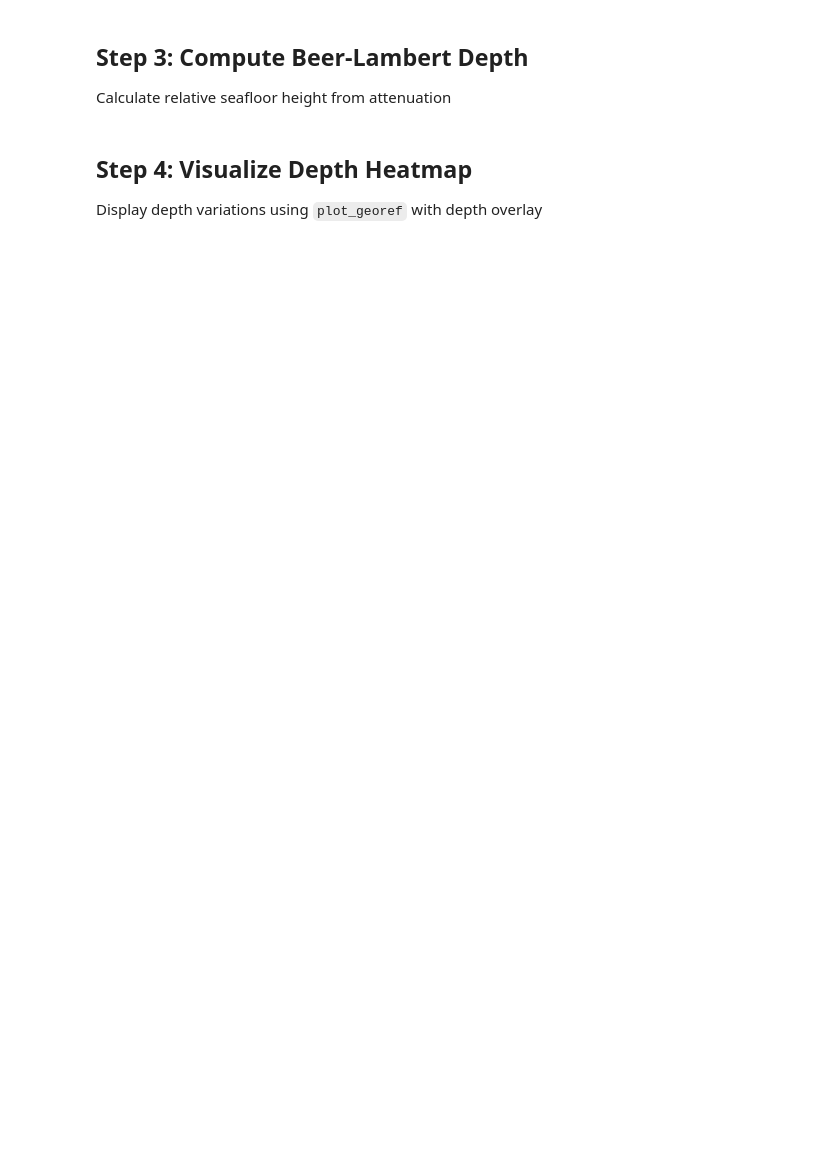
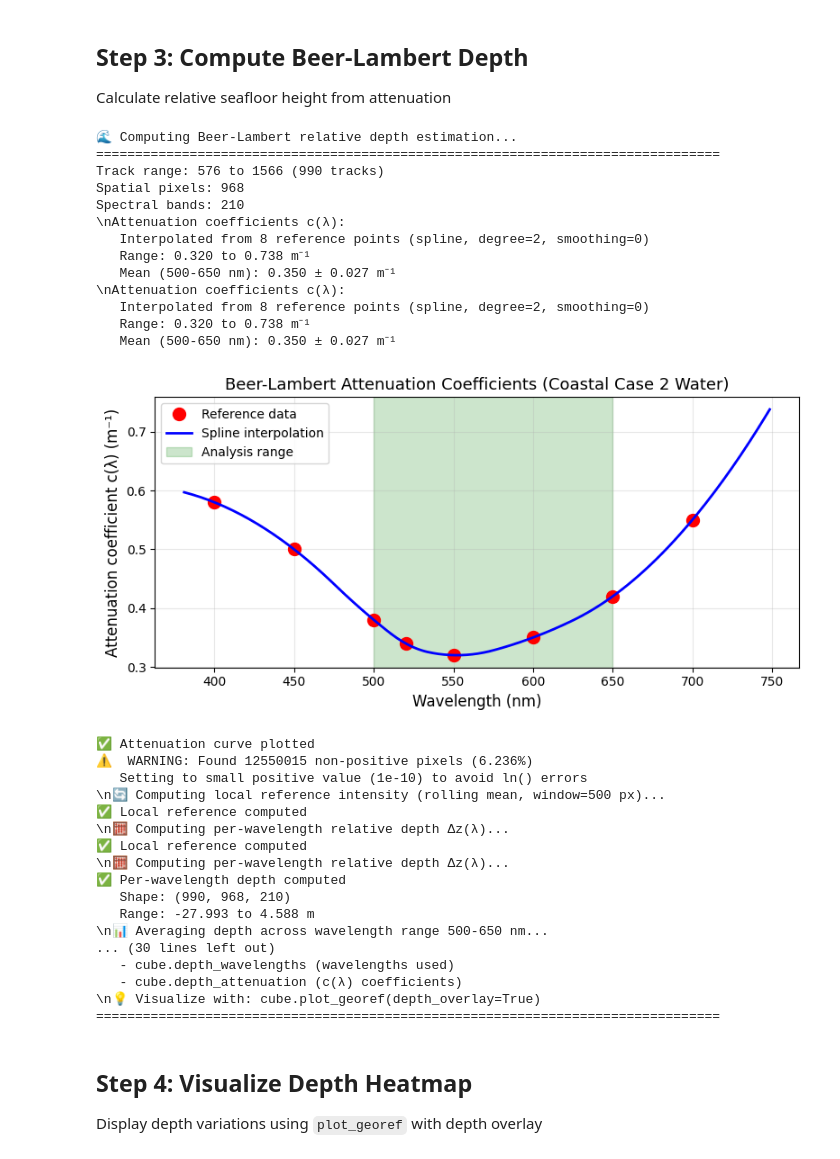
Before and after one commit to erikliiu/gref4hsi, a Jupyter notebook: mjosa_code/notebooks/13_depth_estimation.ipynb, the cells around one changed output. Saved outputs shown, nothing was run; the diff lists cells and outputs as text; code cells hidden in the pictures; blank space fills up the shorter version.

Commit message:
just came back after vacation and i am noe trying to enhance mnay of the plots

```diff
--- a/mjosa_code/notebooks/13_depth_estimation.ipynb
+++ b/mjosa_code/notebooks/13_depth_estimation.ipynb
@@ -55,4 +77,4 @@ cube.describe()
 **Important**: Beer-Lambert depth estimation requires illumination-corrected data
 # %%
 # Apply illumination correction with 500px window (default)
-cube.apply_illumination_correction_v2(window_size=500)
+cube.apply_illumination_correction_v3(window_size=500)
@@ -63,12 +111,47 @@ Calculate relative seafloor height from attenuation
 # %%
 # Compute Beer-Lambert depth estimation
 cube.compute_beer_lambert_depth(
     track_start=config.UHI_TRACK_RANGE[0],
     track_end=config.UHI_TRACK_RANGE[1],
     window_size=500,  # Rolling mean window (same as illumination correction)
     wavelength_range=(500, 650),  # Optical window with stable attenuation
+    # interpolation_method="spline",  # "linear" or "spline" (default: "spline")
+    spline_degree=2,  # Polynomial degree: 1=linear, 2=quadratic, 3=cubic (default), 4=quartic, 5=quintic
+    spline_smoothing=0,  # Smoothing factor: 0=exact fit (default), >0=smooth fit
     quiet=False,
 )
+# %% [output]
+🌊 Computing Beer-Lambert relative depth estimation...
+================================================================================
+Track range: 576 to 1566 (990 tracks)
+Spatial pixels: 968
+Spectral bands: 210
+\nAttenuation coefficients c(λ):
+   Interpolated from 8 reference points (spline, degree=2, smoothing=0)
+   Range: 0.320 to 0.738 m⁻¹
+   Mean (500-650 nm): 0.350 ± 0.027 m⁻¹
+\nAttenuation coefficients c(λ):
+   Interpolated from 8 reference points (spline, degree=2, smoothing=0)
+   Range: 0.320 to 0.738 m⁻¹
+   Mean (500-650 nm): 0.350 ± 0.027 m⁻¹
+[figure, added]
+✅ Attenuation curve plotted
+⚠️  WARNING: Found 12550015 non-positive pixels (6.236%)
+   Setting to small positive value (1e-10) to avoid ln() errors
+\n🔄 Computing local reference intensity (rolling mean, window=500 px)...
+✅ Local reference computed
+\n🧮 Computing per-wavelength relative depth Δz(λ)...
+✅ Local reference computed
+\n🧮 Computing per-wavelength relative depth Δz(λ)...
+✅ Per-wavelength depth computed
+   Shape: (990, 968, 210)
+   Range: -27.993 to 4.588 m
+\n📊 Averaging depth across wavelength range 500-650 nm...
+... (30 lines left out)
+   - cube.depth_wavelengths (wavelengths used)
+   - cube.depth_attenuation (c(λ) coefficients)
+\n💡 Visualize with: cube.plot_georef(depth_overlay=True)
+================================================================================
 # %% [markdown]
 ## Step 4: Visualize Depth Heatmap
 
```
Also changed, not shown: parts of 12 cells of this notebook, 27 other files.
